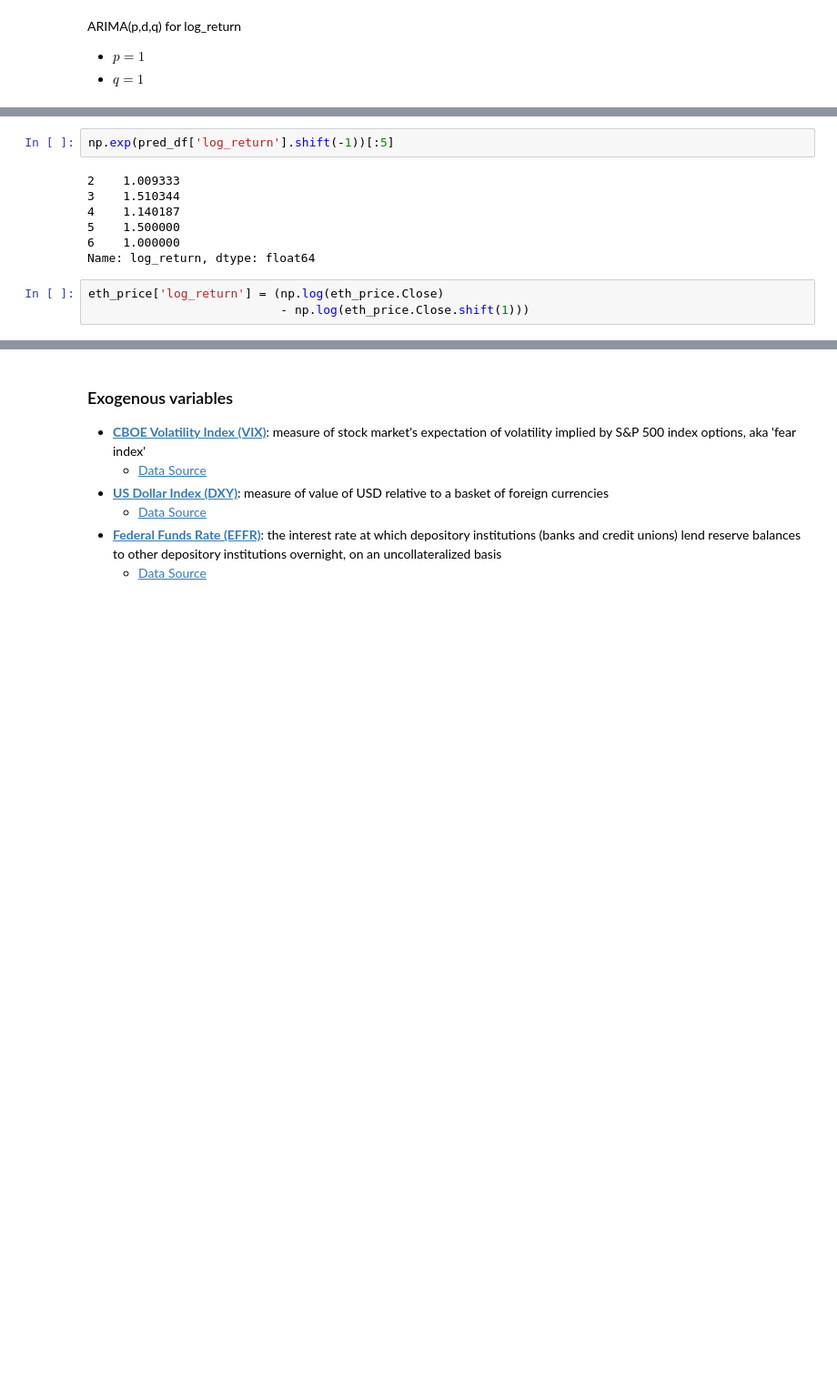
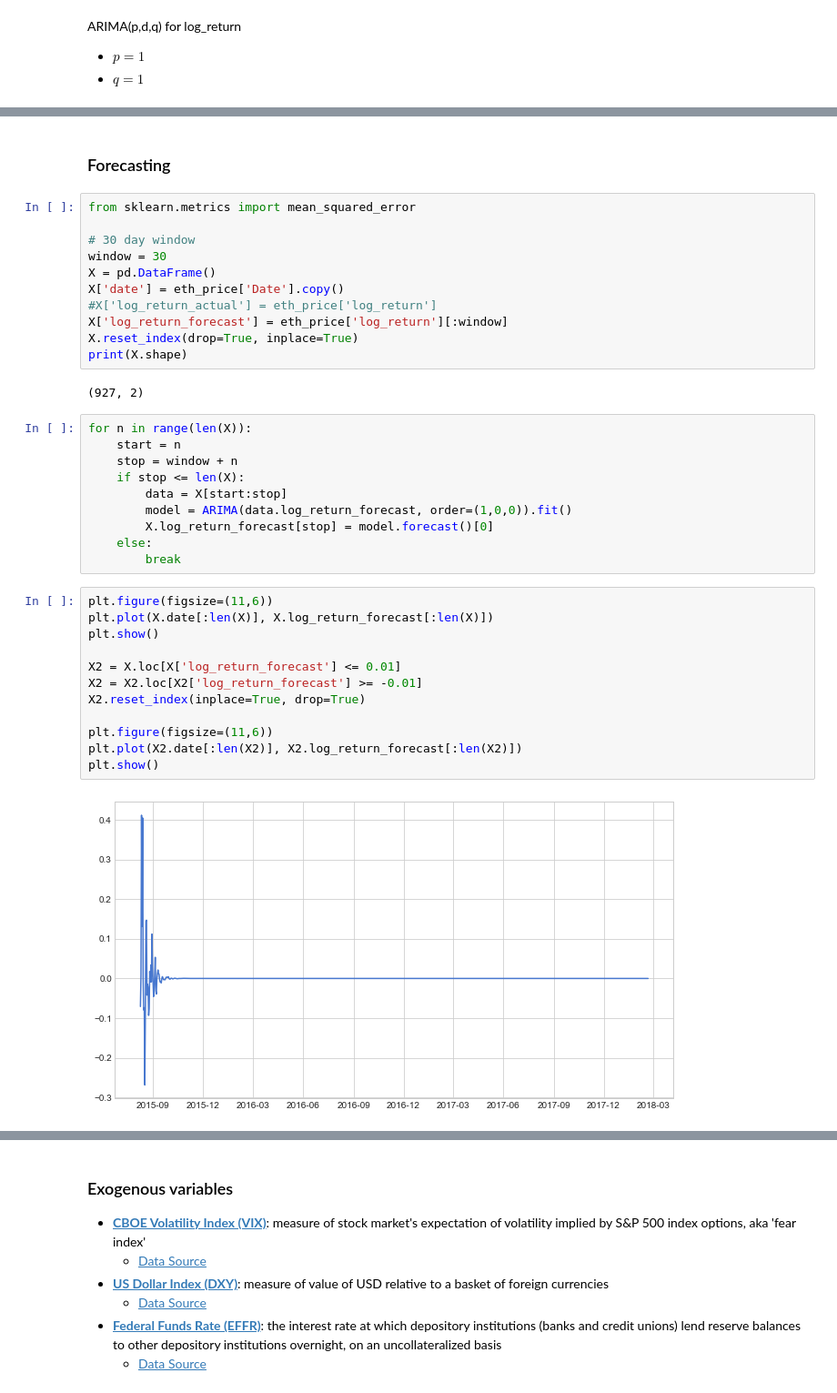
Before and after one commit to brianmcguckin/thinkful_unit_06_specializations, a Jupyter notebook: eth_time_series_notebook.ipynb, the cells around one changed output, grey strips where cells are left out. Shown at 91% size. Saved outputs shown, nothing was run; the diff lists cells and outputs as text; blank space fills up the shorter version.

```diff
--- a/eth_time_series_notebook.ipynb
+++ b/eth_time_series_notebook.ipynb
@@ -422,12 +299,39 @@ Name: log_return, dtype: float64
-# %%
-np.exp(pred_df['log_return'].shift(-1))[:5]
-# %% [output]
-2    1.009333
-3    1.510344
-4    1.140187
-5    1.500000
-6    1.000000
-Name: log_return, dtype: float64
-# %%
-eth_price['log_return'] = (np.log(eth_price.Close)
-                           - np.log(eth_price.Close.shift(1)))
+# %% [markdown]
+### Forecasting
+# %%
+from sklearn.metrics import mean_squared_error
+
+# 30 day window
+window = 30
+X = pd.DataFrame()
+X['date'] = eth_price['Date'].copy()
+#X['log_return_actual'] = eth_price['log_return']
+X['log_return_forecast'] = eth_price['log_return'][:window]
+X.reset_index(drop=True, inplace=True)
+print(X.shape)
+# %% [output]
+(927, 2)
+# %%
+for n in range(len(X)):
+    start = n
+    stop = window + n
+    if stop <= len(X):
+        data = X[start:stop]
+        model = ARIMA(data.log_return_forecast, order=(1,0,0)).fit()
+        X.log_return_forecast[stop] = model.forecast()[0]
+    else:
+        break
+# %%
+plt.figure(figsize=(11,6))
+plt.plot(X.date[:len(X)], X.log_return_forecast[:len(X)])
+plt.show()
+
+X2 = X.loc[X['log_return_forecast'] <= 0.01]
+X2 = X2.loc[X2['log_return_forecast'] >= -0.01]
+X2.reset_index(inplace=True, drop=True)
+
+plt.figure(figsize=(11,6))
+plt.plot(X2.date[:len(X2)], X2.log_return_forecast[:len(X2)])
+plt.show()
+# %% [output]
+[figure, added]
```
Also changed, not shown: parts of 11 cells of this notebook.
